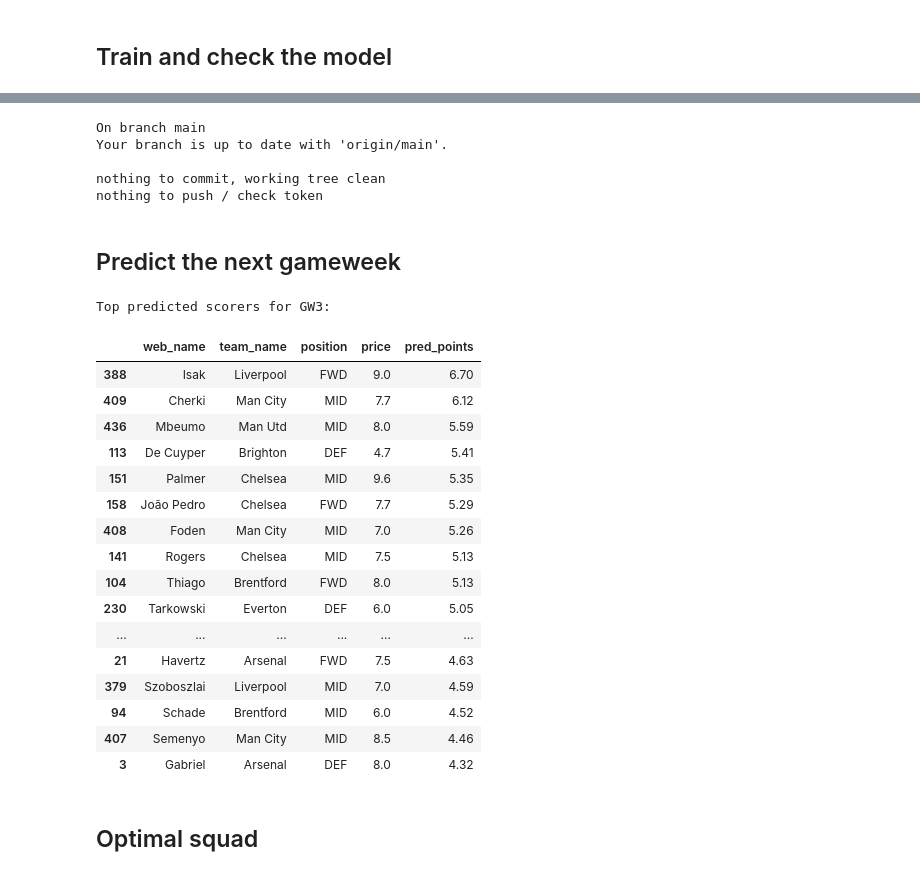
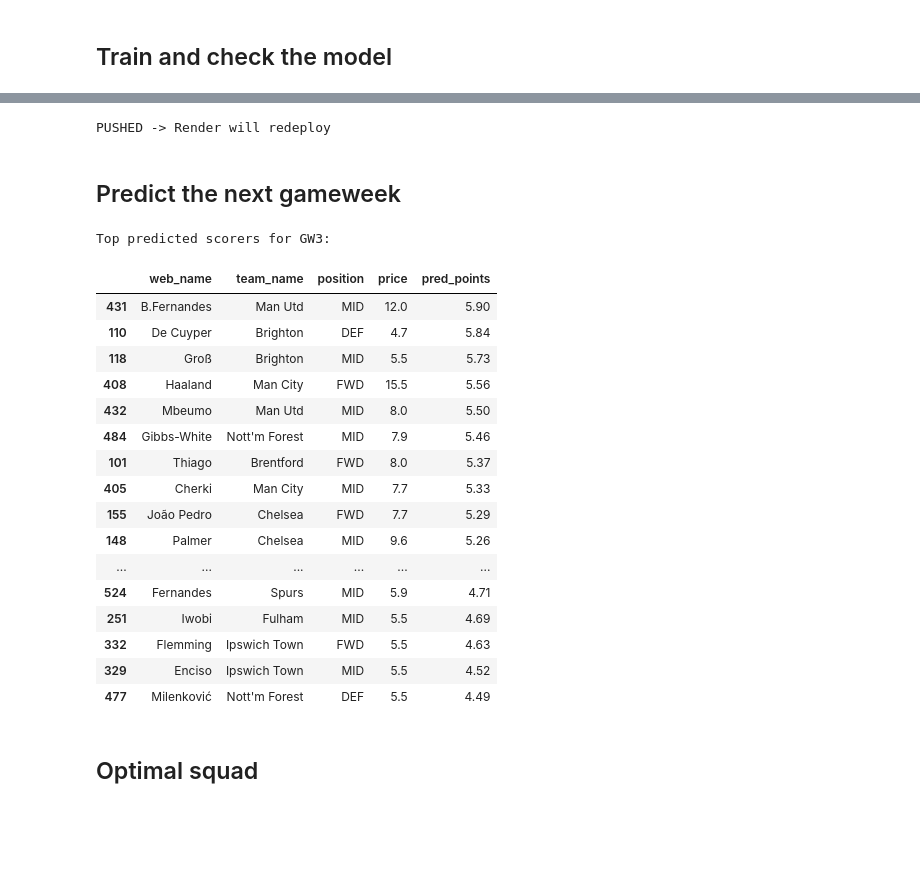
Before and after one commit to husainal1/fpl-predictor-app, a Jupyter notebook: Predicting_EPL_Player_Performance_2026_27.ipynb, the cells around one changed output, grey strips where cells are left out. Drawn from its saved outputs; the diff is of its cells as text; code cells hidden in the pictures; blank space fills up the shorter version.

```diff
--- a/Predicting_EPL_Player_Performance_2026_27.ipynb
+++ b/Predicting_EPL_Player_Performance_2026_27.ipynb
@@ -331,0 +317,30 @@ Saved fpl_start_model.json and fpl_pts_start_model.json
+# %%
+# ---- Train / validate (grouped by player so no player leaks across folds) ----
+train = fe.dropna(subset=["y","minutes_lag1","total_points_lag1"]).copy()
+X = train[FEATURES].fillna(0.0)
+y = train["y"].astype(float)
+groups = train["name_key"]
+baseline = train["total_points_roll3_mean"].fillna(train["total_points_lag1"]).fillna(0)
+
+gkf = GroupKFold(n_splits=5)
+oof = np.zeros(len(train))
+for tr, va in gkf.split(X, y, groups):
+    m = XGBRegressor(n_estimators=600, learning_rate=0.05, max_depth=6,
+                     subsample=0.8, colsample_bytree=0.8, min_child_weight=5,
+                     random_state=42, n_jobs=-1, tree_method="hist")
+    m.fit(X.iloc[tr], y.iloc[tr], verbose=False)
+    oof[va] = m.predict(X.iloc[va])
+print("Rows trained on : %d" % len(train))
+print("Model MAE       : %.3f" % mean_absolute_error(y, oof))
+print("Baseline MAE    : %.3f  (3-game points average)" % mean_absolute_error(y, baseline))
+
+final_model = XGBRegressor(n_estimators=800, learning_rate=0.04, max_depth=6,
+                           subsample=0.9, colsample_bytree=0.9, min_child_weight=5,
+                           random_state=42, n_jobs=-1, tree_method="hist")
+final_model.fit(X, y, verbose=False)
+
+final_model.save_model('fpl_model.json')                      # download from Files panel
+from google.colab import drive
+drive.mount('/content/drive')
+final_model.save_model('/content/drive/MyDrive/fpl_model.json')
+print("Saved fpl_model.json")
@@ -335,21 +356,16 @@ TOKEN  = userdata.get('GITHUB_TOKEN')
 REPO   = "husainal1/fpl-predictor-app"
 BRANCH = "main"
 
-start_model.save_model('fpl_start_model.json')
-pts_start_model.save_model('fpl_pts_start_model.json')
+final_model.save_model('fpl_model.json')
 
 !rm -rf _deploy && git clone -q https://{TOKEN}@github.com/{REPO}.git _deploy
-!cp fpl_start_model.json fpl_pts_start_model.json _deploy/backend/
-!cd _deploy && git config user.email "colab@local" && git config user.name "colab" \
-  && git add backend/fpl_start_model.json backend/fpl_pts_start_model.json \
-  && git commit -q -m "Update two-stage model files" \
+!cp fpl_model.json _deploy/backend/
+!cd _deploy && git rm -q -f backend/fpl_start_model.json backend/fpl_pts_start_model.json 2>/dev/null; \
+  git config user.email "colab@local" && git config user.name "colab" \
+  && git add -A && git commit -q -m "Revert to single model" \
   && git push -q origin {BRANCH} && echo "PUSHED -> Render will redeploy" || echo "nothing to push / check token"
 # %% [output]
-On branch main
-Your branch is up to date with 'origin/main'.
-
-nothing to commit, working tree clean
-nothing to push / check token
+PUSHED -> Render will redeploy
 # %% [markdown]
 ## Predict the next gameweek
 # %%
@@ -410,51 +426,50 @@ def build_pred_rows():
         out.append(row)
     return pd.DataFrame(out)
 
 pred = build_pred_rows()
 for f in FEATURES:
     if f not in pred.columns: pred[f] = 0.0
 pred[FEATURES] = pred[FEATURES].apply(pd.to_numeric, errors="coerce").fillna(0.0)
-pred["p_start"] = np.clip(start_model.predict(pred[FEATURES]), 0.0, 1.0)
-pred["pred_points"] = pred["p_start"] * pts_start_model.predict(pred[FEATURES])
+pred["pred_points"] = final_model.predict(pred[FEATURES])
 pred.loc[players_now.set_index("player_id").reindex(pred["player_id"])["status"].values != "a", "pred_points"] *= 0.4
 
 # ---- set-piece / penalty bump ----
 def _sp_col(name):
     return pd.to_numeric(elements[name], errors="coerce") if name in elements.columns else pd.Series([np.nan]*len(elements))
 def _sp_bump(pen, dfk, ck):
     b = 0.0
     if pen == 1: b += 0.20
     elif pen == 2: b += 0.12
     if dfk == 1: b += 0.08
     if ck == 1: b += 0.06
     return b
 _bump = {int(i): _sp_bump(pn, df, c) for i, pn, df, c in
          zip(elements["id"], _sp_col("penalties_order"),
              _sp_col("direct_freekicks_order"), _sp_col("corners_and_indirect_freekicks_order"))}
 pred["pred_points"] = [pp + (_bump.get(int(pid), 0.0) if pp > 1.5 else 0.0)
                        for pp, pid in zip(pred["pred_points"], pred["player_id"])]
 show = pred.sort_values("pred_points", ascending=False)
 print(f"Top predicted scorers for GW{NEXT_GW}:")
 show[["web_name","team_name","position","price","pred_points"]].head(20).round(2)
 # %% [output]
 Top predicted scorers for GW3:
 |  | web_name | team_name | position | price | pred_points |
-| 388 | Isak | Liverpool | FWD | 9.0 | 6.70 |
-| 409 | Cherki | Man City | MID | 7.7 | 6.12 |
-| 436 | Mbeumo | Man Utd | MID | 8.0 | 5.59 |
-| 113 | De Cuyper | Brighton | DEF | 4.7 | 5.41 |
-| 151 | Palmer | Chelsea | MID | 9.6 | 5.35 |
-| 158 | João Pedro | Chelsea | FWD | 7.7 | 5.29 |
-| 408 | Foden | Man City | MID | 7.0 | 5.26 |
-| 141 | Rogers | Chelsea | MID | 7.5 | 5.13 |
-| 104 | Thiago | Brentford | FWD | 8.0 | 5.13 |
-| 230 | Tarkowski | Everton | DEF | 6.0 | 5.05 |
+| 431 | B.Fernandes | Man Utd | MID | 12.0 | 5.90 |
+| 110 | De Cuyper | Brighton | DEF | 4.7 | 5.84 |
+| 118 | Groß | Brighton | MID | 5.5 | 5.73 |
+| 408 | Haaland | Man City | FWD | 15.5 | 5.56 |
+| 432 | Mbeumo | Man Utd | MID | 8.0 | 5.50 |
+| 484 | Gibbs-White | Nott'm Forest | MID | 7.9 | 5.46 |
+| 101 | Thiago | Brentford | FWD | 8.0 | 5.37 |
+| 405 | Cherki | Man City | MID | 7.7 | 5.33 |
+| 155 | João Pedro | Chelsea | FWD | 7.7 | 5.29 |
+| 148 | Palmer | Chelsea | MID | 9.6 | 5.26 |
 | ... | ... | ... | ... | ... | ... |
-| 21 | Havertz | Arsenal | FWD | 7.5 | 4.63 |
-| 379 | Szoboszlai | Liverpool | MID | 7.0 | 4.59 |
-| 94 | Schade | Brentford | MID | 6.0 | 4.52 |
-| 407 | Semenyo | Man City | MID | 8.5 | 4.46 |
-| 3 | Gabriel | Arsenal | DEF | 8.0 | 4.32 |
+| 524 | Fernandes | Spurs | MID | 5.9 | 4.71 |
+| 251 | Iwobi | Fulham | MID | 5.5 | 4.69 |
+| 332 | Flemming | Ipswich Town | FWD | 5.5 | 4.63 |
+| 329 | Enciso | Ipswich Town | MID | 5.5 | 4.52 |
+| 477 | Milenković | Nott'm Forest | DEF | 5.5 | 4.49 |
 # %% [markdown]
 
 ## Optimal squad
```
Also changed, not shown: parts of 10 cells of this notebook.
